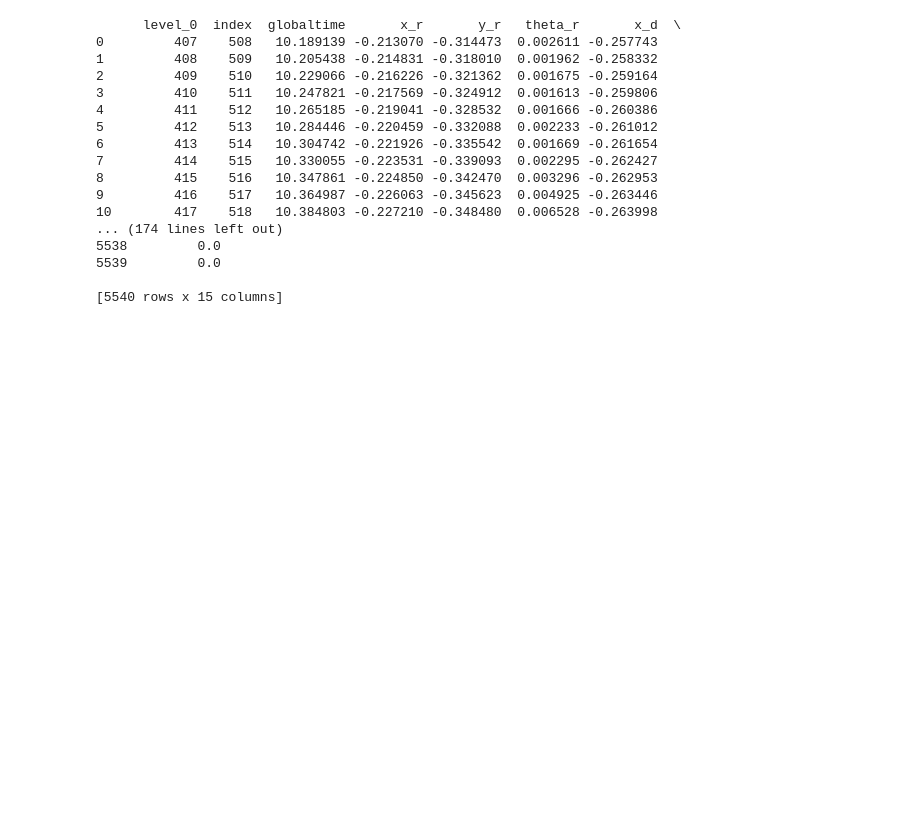
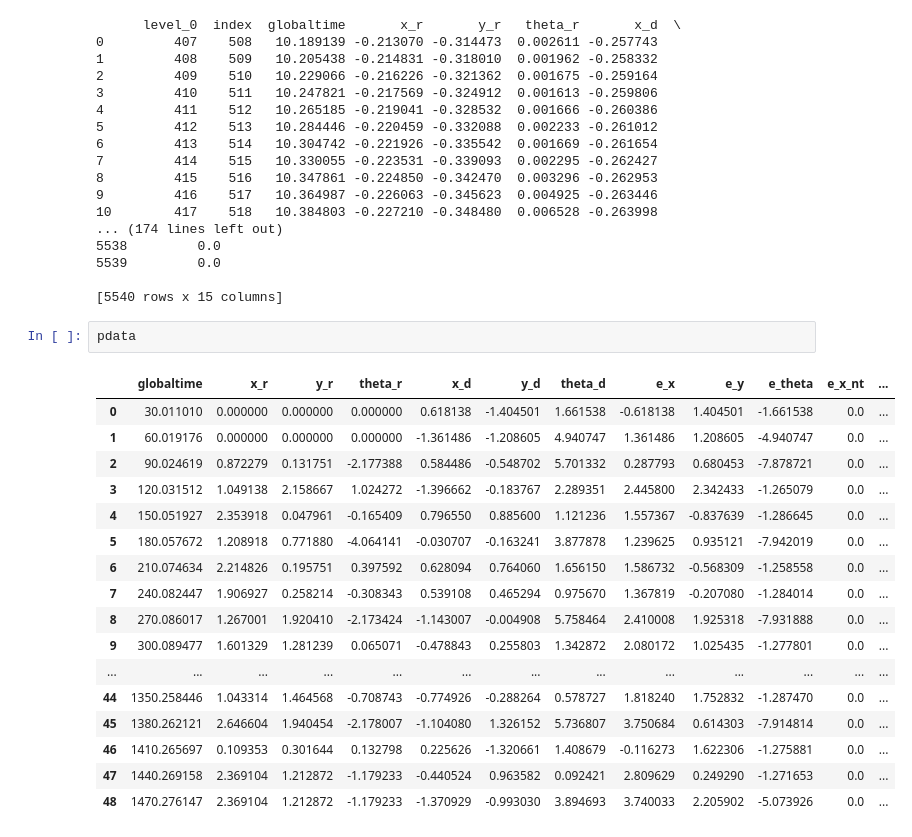
Before and after one commit to dyerbm/OmniWheel, a Jupyter notebook: 3WD-Omniwheel/VICON Data/Data_Processing.ipynb, the cells around one changed output. Drawn from its saved outputs; the diff is of its cells as text; blank space fills up the shorter version.

```diff
--- a/3WD-Omniwheel/VICON Data/Data_Processing.ipynb
+++ b/3WD-Omniwheel/VICON Data/Data_Processing.ipynb
@@ -299,3 +294,23 @@ print(pdata)
 5539         0.0
 
 [5540 rows x 15 columns]
+# %%
+pdata
+# %% [output]
+|  | globaltime | x_r | y_r | theta_r | x_d | y_d | theta_d | e_x | e_y | e_theta | e_x_nt | ... |
+| 0 | 30.011010 | 0.000000 | 0.000000 | 0.000000 | 0.618138 | -1.404501 | 1.661538 | -0.618138 | 1.404501 | -1.661538 | 0.0 | ... |
+| 1 | 60.019176 | 0.000000 | 0.000000 | 0.000000 | -1.361486 | -1.208605 | 4.940747 | 1.361486 | 1.208605 | -4.940747 | 0.0 | ... |
+| 2 | 90.024619 | 0.872279 | 0.131751 | -2.177388 | 0.584486 | -0.548702 | 5.701332 | 0.287793 | 0.680453 | -7.878721 | 0.0 | ... |
+| 3 | 120.031512 | 1.049138 | 2.158667 | 1.024272 | -1.396662 | -0.183767 | 2.289351 | 2.445800 | 2.342433 | -1.265079 | 0.0 | ... |
+| 4 | 150.051927 | 2.353918 | 0.047961 | -0.165409 | 0.796550 | 0.885600 | 1.121236 | 1.557367 | -0.837639 | -1.286645 | 0.0 | ... |
+| 5 | 180.057672 | 1.208918 | 0.771880 | -4.064141 | -0.030707 | -0.163241 | 3.877878 | 1.239625 | 0.935121 | -7.942019 | 0.0 | ... |
+| 6 | 210.074634 | 2.214826 | 0.195751 | 0.397592 | 0.628094 | 0.764060 | 1.656150 | 1.586732 | -0.568309 | -1.258558 | 0.0 | ... |
+| 7 | 240.082447 | 1.906927 | 0.258214 | -0.308343 | 0.539108 | 0.465294 | 0.975670 | 1.367819 | -0.207080 | -1.284014 | 0.0 | ... |
+| 8 | 270.086017 | 1.267001 | 1.920410 | -2.173424 | -1.143007 | -0.004908 | 5.758464 | 2.410008 | 1.925318 | -7.931888 | 0.0 | ... |
+| 9 | 300.089477 | 1.601329 | 1.281239 | 0.065071 | -0.478843 | 0.255803 | 1.342872 | 2.080172 | 1.025435 | -1.277801 | 0.0 | ... |
+| ... | ... | ... | ... | ... | ... | ... | ... | ... | ... | ... | ... | ... |
+| 44 | 1350.258446 | 1.043314 | 1.464568 | -0.708743 | -0.774926 | -0.288264 | 0.578727 | 1.818240 | 1.752832 | -1.287470 | 0.0 | ... |
+| 45 | 1380.262121 | 2.646604 | 1.940454 | -2.178007 | -1.104080 | 1.326152 | 5.736807 | 3.750684 | 0.614303 | -7.914814 | 0.0 | ... |
+| 46 | 1410.265697 | 0.109353 | 0.301644 | 0.132798 | 0.225626 | -1.320661 | 1.408679 | -0.116273 | 1.622306 | -1.275881 | 0.0 | ... |
+| 47 | 1440.269158 | 2.369104 | 1.212872 | -1.179233 | -0.440524 | 0.963582 | 0.092421 | 2.809629 | 0.249290 | -1.271653 | 0.0 | ... |
+| 48 | 1470.276147 | 2.369104 | 1.212872 | -1.179233 | -1.370929 | -0.993030 | 3.894693 | 3.740033 | 2.205902 | -5.073926 | 0.0 | ... |
```
Also changed, not shown: parts of 7 cells of this notebook, 5 other files.
